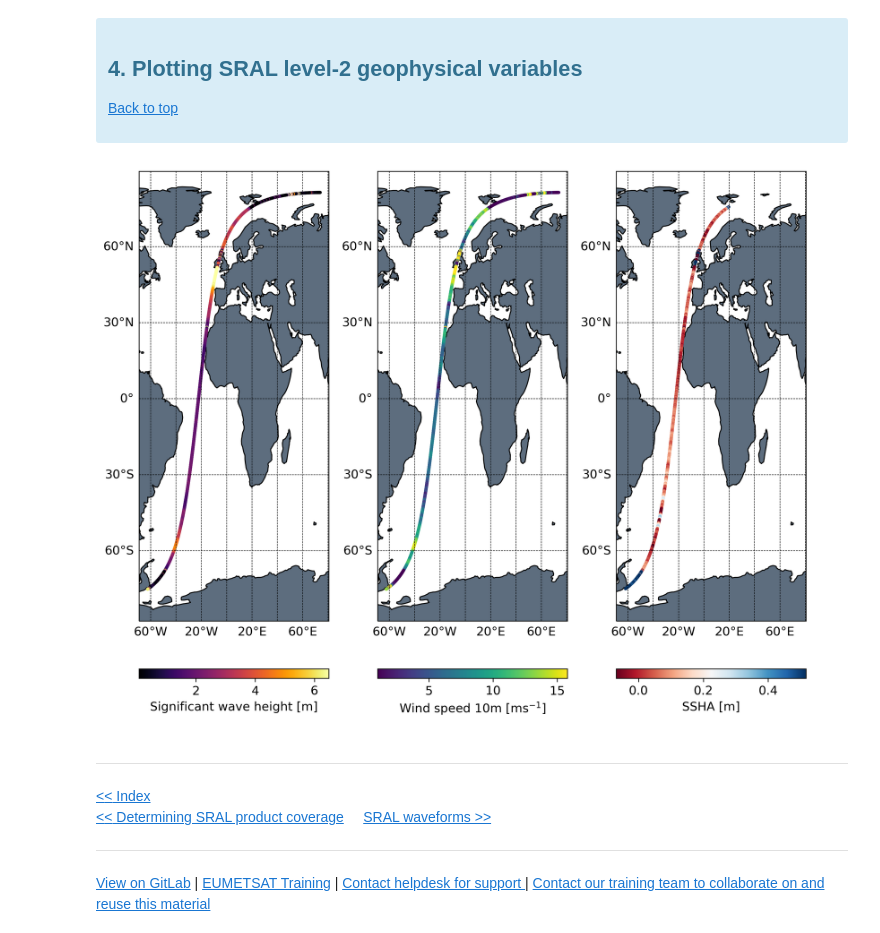
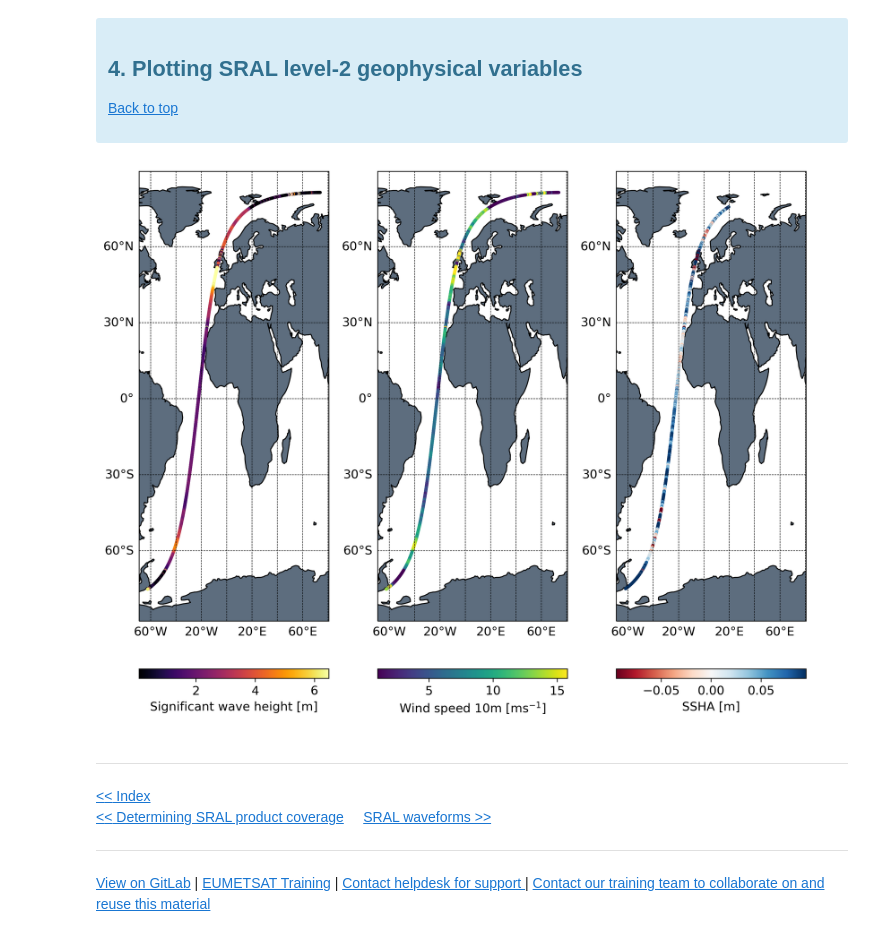
Before and after one commit to wekeo/learn-sral, a Jupyter notebook: 1_SRAL_introductory/1_4_SRAL_tracks.ipynb, the cells around one changed output. Cells and saved outputs as stored; diff of their text form; code cells hidden in the pictures.

```diff
--- a/1_SRAL_introductory/1_4_SRAL_tracks.ipynb
+++ b/1_SRAL_introductory/1_4_SRAL_tracks.ipynb
@@ -104,16 +104,21 @@ axs = [plt.subplot(121, projection=cartopy.crs.PlateCarree()),
        plt.subplot(222, projection=cartopy.crs.PlateCarree()),
        plt.subplot(224, projection=cartopy.crs.PlateCarree())]
 
-lon_vars = [ds.lon_01, ds.lon_01, ds.lon_20_c]
-lat_vars = [ds.lat_01, ds.lat_01, ds.lat_20_c]
+lon_vars = [ds.lon_01, ds.lon_01, ds.lon_20_ku]
+lat_vars = [ds.lat_01, ds.lat_01, ds.lat_20_ku]
 plot_vars = [ds.range_ocean_01_ku, ds.range_ocean_01_ku, ds.range_ocean_20_ku]
 
-for m, lon, lat, plot_var in zip(axs, lon_vars, lat_vars, plot_vars):
+for m, lon, lat, plot_var, annot in zip(axs, lon_vars, lat_vars, plot_vars, ['1 Hz Ku', '1 Hz Ku', '20 Hz Ku']):
     if m == axs[0]:
-        f1 = m.scatter(lon, lat, c=plot_var, cmap=cmocean.cm.phase, s=10, marker='o', edgecolors=None, linewidth=0.0, zorder=1)
+        f1 = m.scatter(lon, lat, c=plot_var, cmap=cmocean.cm.phase,
+                       s=10, marker='o', edgecolors=None, linewidth=0.0, zorder=1)
     else:
         ii = np.where((lat>50) & (lat<52.5))
-        f2 = m.scatter(lon[ii], lat[ii], c=plot_var[ii], cmap=cmocean.cm.phase, s=10, marker='o', edgecolors=None, linewidth=0.0, zorder=1)
+        f2 = m.scatter(lon[ii], lat[ii], c=plot_var[ii], cmap=cmocean.cm.phase,
+                       s=10, marker='o', edgecolors=None, linewidth=0.0, zorder=1)
+
+    m.annotate(annot, (0.8, 0.05), xycoords='axes fraction', color='k', fontweight='bold')
+
 
     m.add_feature(cartopy.feature.LAND, zorder=0, edgecolor='k', facecolor='#5D6D7E')
     g1 = m.gridlines(draw_labels = True, zorder=20, color='0.0', linestyle='--', linewidth=0.5)
@@ -199,38 +204,38 @@ cmaps = ["inferno", "viridis", plt.cm.RdBu]
 init = True
 for m, label, plot_var, plot_flag, cmap in zip(axs, labels, plot_vars, plot_flags, cmaps):
 
-    if label == "SSHA":
+    if "SSHA" in label:
         vmin = np.nanpercentile(plot_var, 75)*-1
         vmax = np.nanpercentile(plot_var, 75)
     else:
         vmin = np.nanpercentile(plot_var, 5)
         vmax = np.nanpercentile(plot_var, 95)
 
     plot_var[plot_flag == 0] = np.nan
     f1 = m.scatter(ds.lon_01, ds.lat_01, c=plot_var, s=10, cmap=cmap, marker='o', edgecolors=None,
                    linewidth=0.0, vmin=vmin, vmax=vmax)
     if init:
         # ensure all maps are same extent
         extents = m.get_extent()
         init = False
 
     m.set_extent(extents)
     m.add_feature(cartopy.feature.LAND, zorder=0, edgecolor='k', facecolor='#5D6D7E')
     g1 = m.gridlines(draw_labels = True, zorder=20, color='0.0', linestyle='--', linewidth=0.5)
     g1.top_labels = False
     g1.right_labels = False
     g1.xlabel_style = {'color': 'black'}
     g1.ylabel_style = {'color': 'black'}
     m.set(facecolor = "1.0")
     m.set_aspect(2)
 
     cbar = plt.colorbar(f1, ax=m, orientation="horizontal", fraction=0.05, pad=0.07)
     cbar.set_label(label)
 
 plt.tight_layout()
 plt.savefig('1_4_SRAL_tracks.png', bbox_inches='tight')
 # %% [output]
-[figure, old version]
+[figure, new version]
 # %% [markdown]
 <hr>
 <a href="../Index.ipynb"><< Index</a>
```
Also changed, not shown: parts of 1 cell of this notebook, 1 other file.
